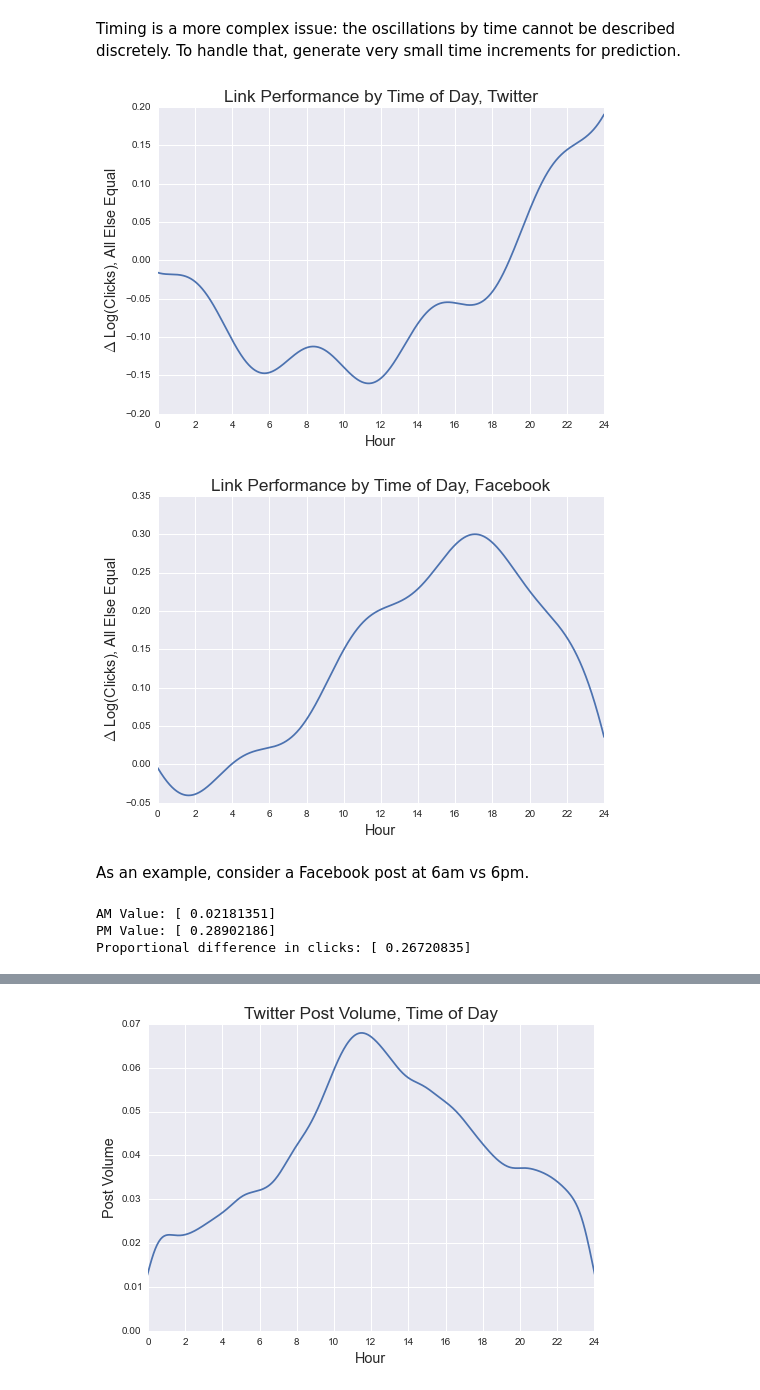
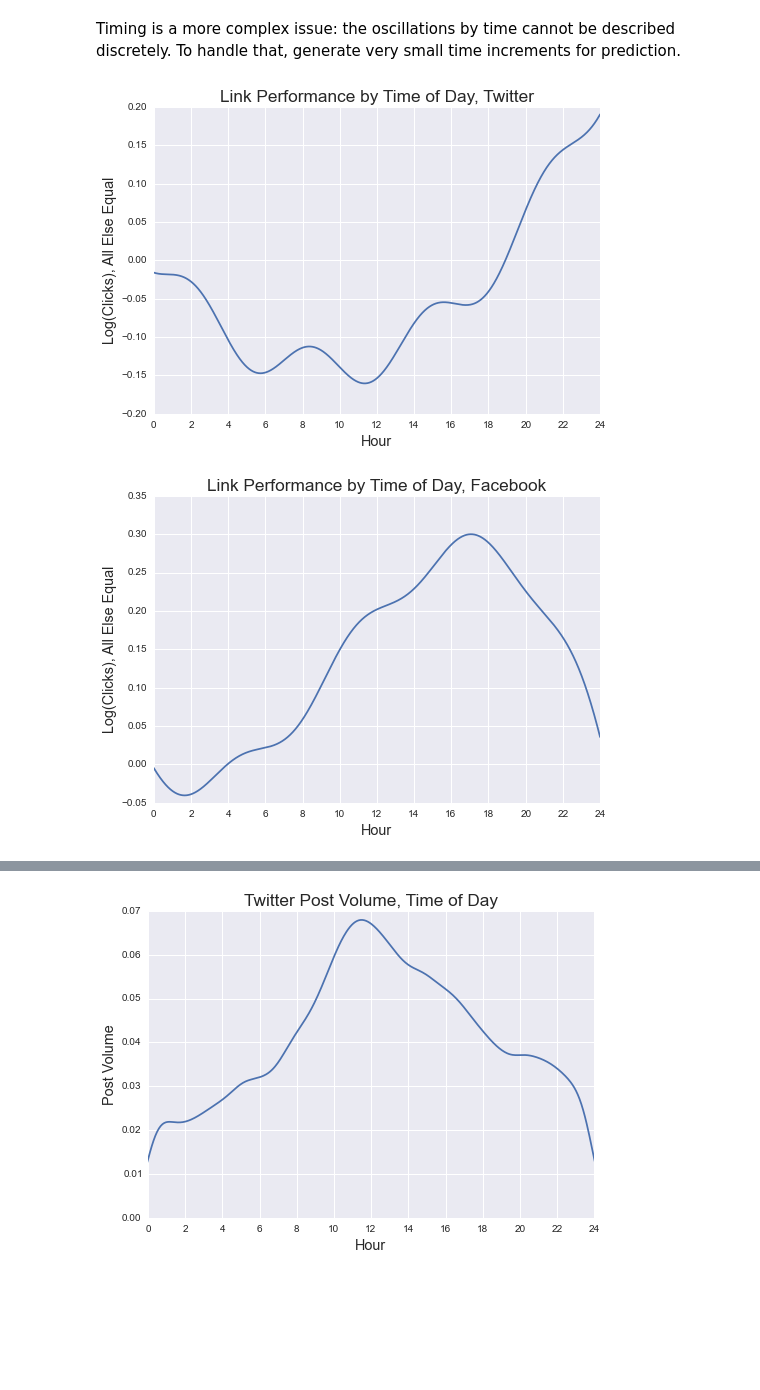
Before and after one commit to micahlanier/social-news, a Jupyter notebook: src/exploration/timeExploration.ipynb, the cells around one changed output, grey strips where cells are left out. Saved outputs shown, nothing was run; the diff lists cells and outputs as text; code cells hidden in the pictures; blank space fills up the shorter version.

```diff
--- a/src/exploration/timeExploration.ipynb
+++ b/src/exploration/timeExploration.ipynb
@@ -295,47 +242,33 @@ Timing is a more complex issue: the oscillations by time cannot be described dis
 # %%
 # Generate time increments.
 timeIncrements = np.arange(0.0,24.0,0.001)
 
 # Store coefficients.
 twTimeCoefficients = lm_clicks_tw.coef_[0:5]
 fbTimeCoefficients = lm_clicks_fb.coef_[0:5]
 
 # Calculate log outcomes.
 twTimeLogOutcomes = timeIncrements*twTimeCoefficients[0] + np.sin(timeIncrements)*twTimeCoefficients[1] + np.cos(timeIncrements)*twTimeCoefficients[2] + np.power(timeIncrements,2)*twTimeCoefficients[3] + np.power(timeIncrements,3)*twTimeCoefficients[4]
 fbTimeLogOutcomes = timeIncrements*fbTimeCoefficients[0] + np.sin(timeIncrements)*fbTimeCoefficients[1] + np.cos(timeIncrements)*fbTimeCoefficients[2] + np.power(timeIncrements,2)*fbTimeCoefficients[3] + np.power(timeIncrements,3)*fbTimeCoefficients[4]
 
 # Plot for Twitter.
 plt.plot(timeIncrements,twTimeLogOutcomes)
 plt.title('Link Performance by Time of Day, Twitter',size='xx-large')
 plt.xlabel('Hour',size='x-large')
-plt.ylabel('$\Delta$ Log(Clicks), All Else Equal',size='x-large')
+plt.ylabel('Log(Clicks), All Else Equal',size='x-large')
 plt.xlim((0,timeIncrements.max()))
 plt.xticks(range(0,25,2))
 plt.show()
 
 # Plot for Facebook.
 plt.plot(timeIncrements,fbTimeLogOutcomes)
 plt.title('Link Performance by Time of Day, Facebook',size='xx-large')
 plt.xlabel('Hour',size='x-large')
-plt.ylabel('$\Delta$ Log(Clicks), All Else Equal',size='x-large')
+plt.ylabel('Log(Clicks), All Else Equal',size='x-large')
 plt.xlim((0,timeIncrements.max()))
 plt.xticks(range(0,25,2))
 plt.show()
 # %% [output]
-[figure, old version]
+[figure, new version]
-[figure, old version]
+[figure, new version]
-# %% [markdown]
-As an example, consider a Facebook post at 6am vs 6pm.
-# %%
-# Get log values.
-amOutcome = fbTimeLogOutcomes[timeIncrements == 6.000]
-pmOutcome = fbTimeLogOutcomes[timeIncrements == 18.000]
-# Calculate and print.
-print 'AM Value:',amOutcome
-print 'PM Value:',pmOutcome
-print 'Proportional difference in clicks:',pmOutcome-amOutcome
-# %% [output]
-AM Value: [ 0.02181351]
-PM Value: [ 0.28902186]
-Proportional difference in clicks: [ 0.26720835]
 # %% [markdown]
```
Also changed, not shown: parts of 18 cells of this notebook, 8 other files.
